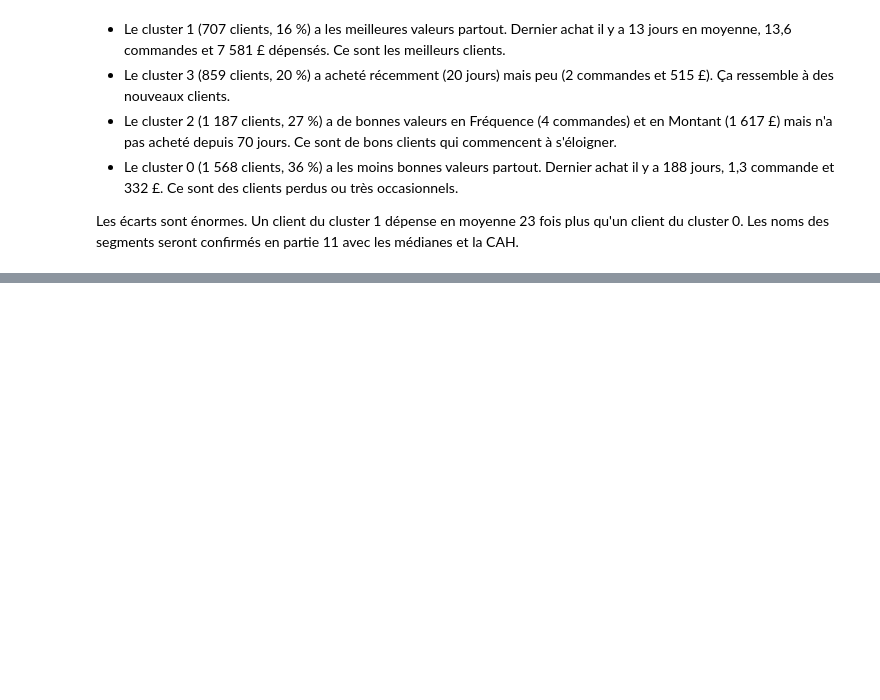
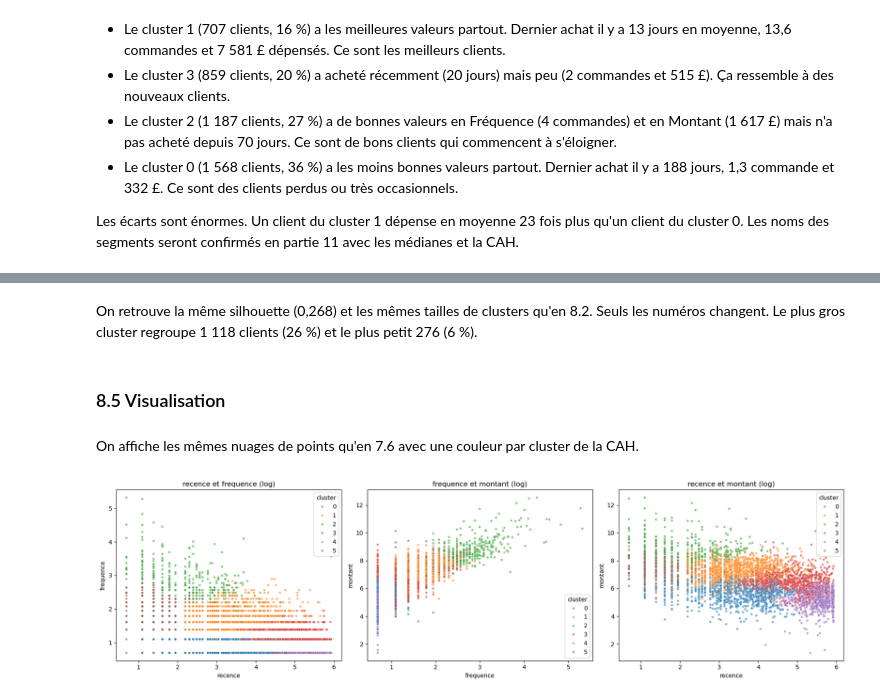
Before and after one commit to Zohair69/globalshop-rfm, a Jupyter notebook: notebooks/online_retail_clustering_rfm.ipynb, the cells around one changed output, grey strips where cells are left out. Saved outputs shown, nothing was run; the diff lists cells and outputs as text; code cells hidden in the pictures; blank space fills up the shorter version.

```diff
--- a/notebooks/online_retail_clustering_rfm.ipynb
+++ b/notebooks/online_retail_clustering_rfm.ipynb
@@ -1335,0 +1438,9 @@ Les écarts sont énormes. Un client du cluster 1 dépense en moyenne 23 fois pl
+# %%
+# CAH finale : méthode ward et K = 6, puis on ajoute le cluster de chaque client dans rfm
+from sklearn.cluster import AgglomerativeClustering
+
+cah_final = AgglomerativeClustering(n_clusters=6, linkage="ward")
+rfm["cluster_cah"] = cah_final.fit_predict(rfm_scaled)
+
+print(f"Silhouette : {silhouette_score(rfm_scaled, rfm['cluster_cah']):.3f}\n")
+print(rfm["cluster_cah"].value_counts().sort_index())
@@ -1335,0 +1458,20 @@ Les écarts sont énormes. Un client du cluster 1 dépense en moyenne 23 fois pl
+# %% [markdown]
+On retrouve la même silhouette (0,268) et les mêmes tailles de clusters qu'en 8.2. Seuls les numéros changent. Le plus gros cluster regroupe 1 118 clients (26 %) et le plus petit 276 (6 %).
+# %% [markdown]
+### 8.5 Visualisation
+# %% [markdown]
+On affiche les mêmes nuages de points qu'en 7.6 avec une couleur par cluster de la CAH.
+# %%
+# Nuages de points des clients deux variables à la fois, colorés par cluster CAH (valeurs au log pour la lisibilité)
+rfm_log_cah = rfm_log.assign(cluster=rfm["cluster_cah"])
+
+fig, axes = plt.subplots(1, 3, figsize=(18, 5))
+
+for ax, (x, y) in zip(axes, paires):
+    sns.scatterplot(data=rfm_log_cah, x=x, y=y, hue="cluster", palette="tab10", s=15, alpha=0.6, ax=ax)
+    ax.set_title(f"{x} et {y} (log)")
+
+plt.tight_layout()
+plt.show()
+# %% [output]
+[figure, added]
```
Also changed, not shown: parts of 22 cells of this notebook.
